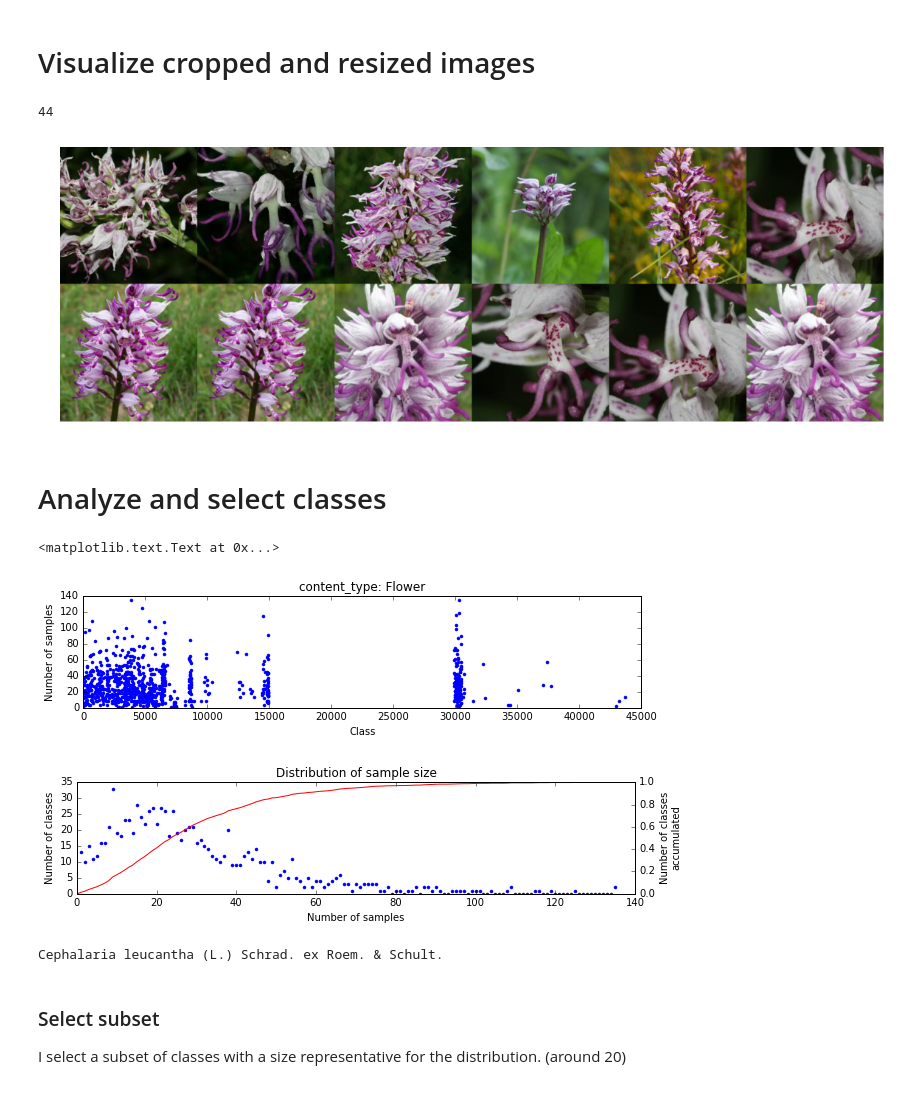
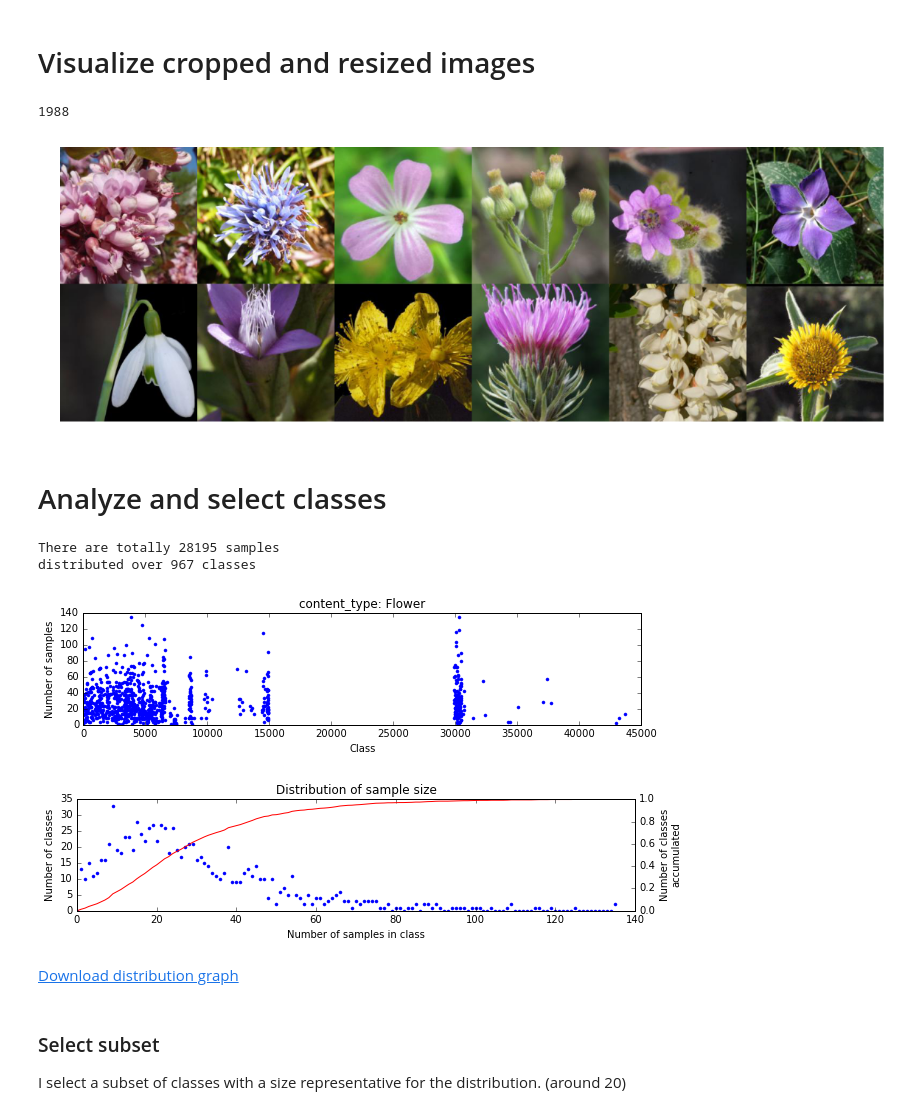
Before and after one commit to ladsmund/plantclef, a Jupyter notebook: notebooks/Create_LMDB.ipynb, the cells around one changed output. Saved outputs shown, nothing was run; the diff lists cells and outputs as text; code cells hidden in the pictures.

```diff
--- a/notebooks/Create_LMDB.ipynb
+++ b/notebooks/Create_LMDB.ipynb
@@ -66,0 +59,24 @@ Selected content type: Flower
+# %%
+
+cl, cn = zip(*run_query("SELECT ClassId, count(MediaId) FROM images GROUP BY ClassId"))
+id_tble = dict(zip(cl, range(len(cl))))
+# %%
+fig = plt.figure(figsize=(10, 2));
+previus = {}
+for content, color in [('Entire', 'grey'),('Flower', 'r'), ('Leaf', 'g'), ('Branch', 'blue')]:
+
+    cl, cn = zip(*run_query(
+            "SELECT ClassId, count(MediaId) FROM images WHERE Content = '%s' and not test_set GROUP BY ClassId" % content))
+
+    cl = [id_tble[c] for c in cl]
+
+    bottom = np.zeros(len(cl))
+    for i, c in enumerate(cl):
+        if c in previus:
+            bottom[i] = previus[c]
+            previus[c] += cn[i]
+        else:
+            previus[c] = cn[i]
+    plt.bar(cl, cn, 1, bottom=bottom, color=color, linewidth=0)
+#    plt.plot(cl, cn,'.');
+fig.savefig('./figures/dataset_sizes.pdf', bbox_inches='tight')
@@ -135,35 +155,38 @@ conn.close()
 # %% [markdown]
 # Visualize cropped and resized images
 # %%
-file_names = run_query("SELECT FileNameResize FROM images WHERE %s and Species LIKE '%%Orchis simia%%' AND Vote > 3" % constrain)
+
+
+file_names = run_query("SELECT FileNameResize FROM images WHERE %s AND Vote > 4" % constrain)
+#file_names = run_query("SELECT FileNameResize FROM images WHERE %s and Species LIKE '%%Orchis simia%%' AND Vote > 3" % constrain)
 
 print len(file_names)
 cols = 6
 rows = 2
 
 images = None
 for _ in range(rows):
     imagerow = None
     for i in np.random.randint(len(file_names), size=cols):
 
         img = scipy.misc.imread(file_names[i][0])
         if imagerow is None:
             imagerow = img
         else:
             imagerow = np.append(imagerow, img, axis=1)
 
     if images is None:
         images = imagerow
     else:
         images = np.append(images, imagerow, axis=0)
 
 
 plt.figure(figsize=(20, 10))
 plt.imshow(images)
 plt.axis('off');
 # %% [output]
-44
+1988
-[figure, old version]
+[figure, new version]
 # %% [markdown]
 # Analyze and select classes
 # %%
@@ -182,31 +205,32 @@ ax1.set_ylabel('Number of samples')
 cnt_total = sum(cn)
 nclasses = len(cl)
 
+print "There are totally %i samples" % cnt_total
+print "distributed over %i classes" % nclasses
+
+
 hist = {c:0 for c in range(max(cn)+1)}
 for c in cn:
     hist[int(c)] += 1
 
-_, ax1 = plt.subplots(figsize=(10, 2))
+
+fig, ax1 = plt.subplots(figsize=(10, 2))
 ax2 = ax1.twinx()
 plt.title("Distribution of sample size");
 ax2.plot(hist.keys(), np.cumsum(hist.values()) / float(nclasses),'-r');
 ax1.plot(hist.keys(), hist.values(),'.b');
-ax1.set_xlabel('Number of samples')
-ax1.set_ylabel('Number of classes')
-ax2.set_ylabel('Number of classes\naccumulated')
+ax1.set_xlabel('Number of samples in class');
+ax1.set_ylabel('Number of classes');
+ax2.set_ylabel('Number of classes\naccumulated');
+
+fig.savefig('./figures/dataset_size_distr.pdf', bbox_inches='tight')
 # %% [output]
-<matplotlib.text.Text at 0x...>
+There are totally 28195 samples
+distributed over 967 classes
 [figure]
-[figure, old version]
+[figure, new version]
-# %%
-#s = 'leucanthemum'
-s0 = 'leucant'
-search = [s0 in s for s in species]
-index = np.argmax(search)
-
-print species[index]
-# %% [output]
-Cephalaria leucantha (L.) Schrad. ex Roem. & Schult.
+# %% [markdown]
+<a href=../figures/dataset_size_distr.pdf download="dataset_size_distr">Download distribution graph<a/>
 # %% [markdown]
 ### Select subset
 I select a subset of classes with a size representative for the distribution. (around 20)
```
Also changed, not shown: parts of 6 cells of this notebook, 1 other file.
